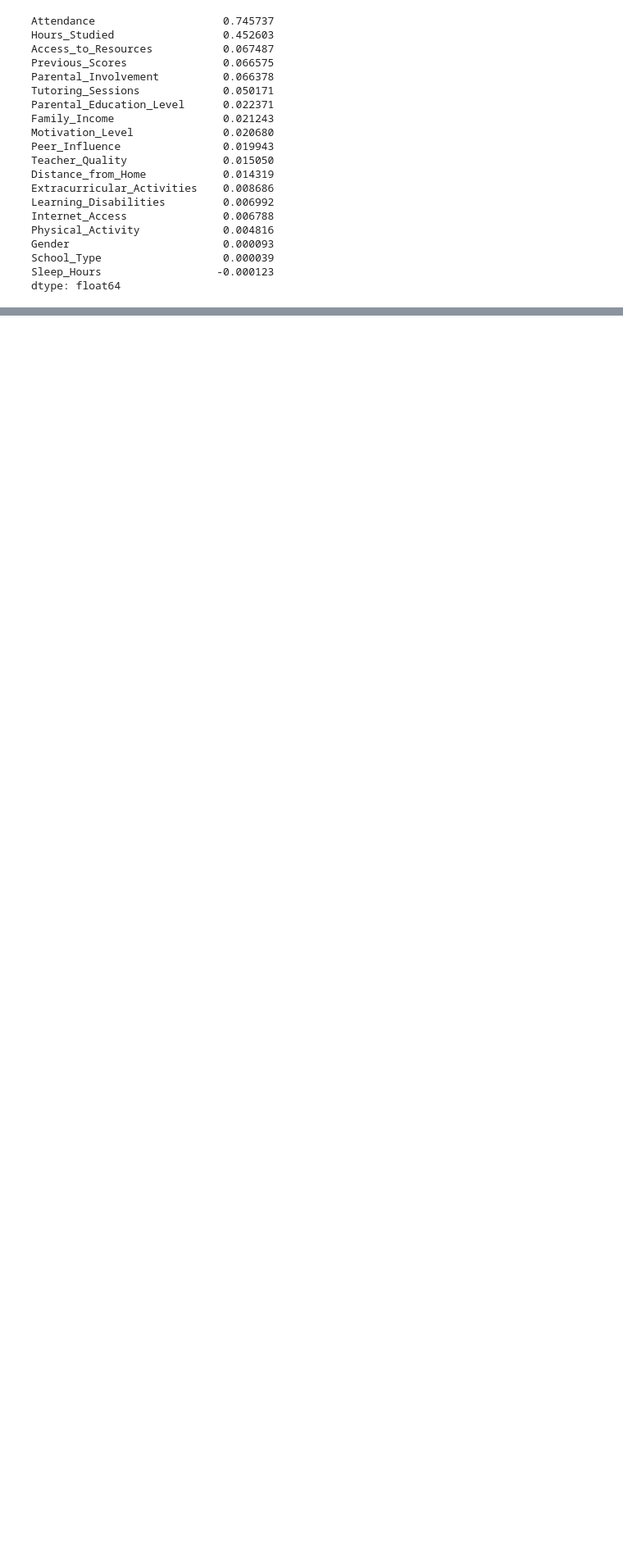
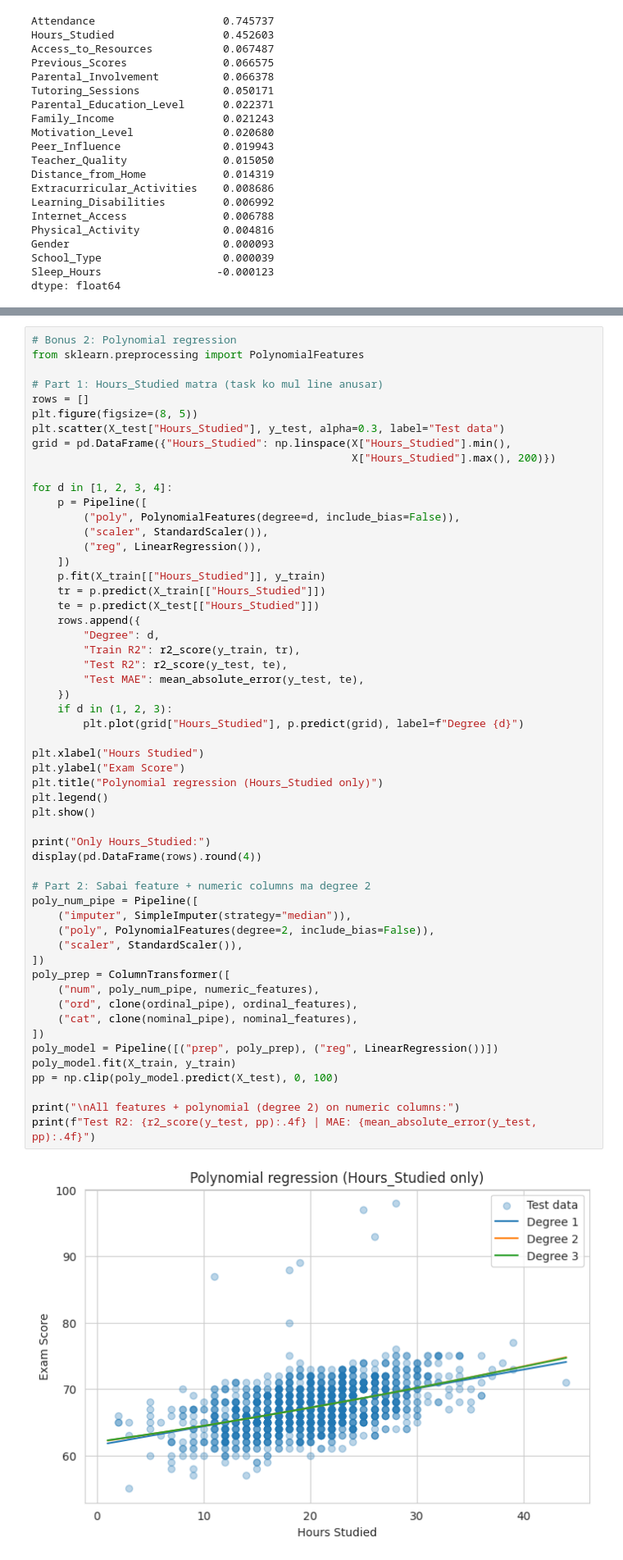
Before and after one commit to sejal-oli7/Elevvo-Machine-Learning-Internship, a Jupyter notebook: student_score_prediction.ipynb, the cells around one changed output, grey strips where cells are left out. Shown at 82% size. Drawn from its saved outputs; the diff is of its cells as text; blank space fills up the shorter version.

```diff
--- a/student_score_prediction.ipynb
+++ b/student_score_prediction.ipynb
@@ -457,0 +513,57 @@ dtype: float64
+# %%
+# Bonus 2: Polynomial regression
+from sklearn.preprocessing import PolynomialFeatures
+
+# Part 1: Hours_Studied matra (task ko mul line anusar)
+rows = []
+plt.figure(figsize=(8, 5))
+plt.scatter(X_test["Hours_Studied"], y_test, alpha=0.3, label="Test data")
+grid = pd.DataFrame({"Hours_Studied": np.linspace(X["Hours_Studied"].min(),
+                                                  X["Hours_Studied"].max(), 200)})
+
+for d in [1, 2, 3, 4]:
+    p = Pipeline([
+        ("poly", PolynomialFeatures(degree=d, include_bias=False)),
+        ("scaler", StandardScaler()),
+        ("reg", LinearRegression()),
+    ])
+    p.fit(X_train[["Hours_Studied"]], y_train)
+    tr = p.predict(X_train[["Hours_Studied"]])
+    te = p.predict(X_test[["Hours_Studied"]])
+    rows.append({
+        "Degree": d,
+        "Train R2": r2_score(y_train, tr),
+        "Test R2": r2_score(y_test, te),
+        "Test MAE": mean_absolute_error(y_test, te),
+    })
+    if d in (1, 2, 3):
+        plt.plot(grid["Hours_Studied"], p.predict(grid), label=f"Degree {d}")
+
+plt.xlabel("Hours Studied")
+plt.ylabel("Exam Score")
+plt.title("Polynomial regression (Hours_Studied only)")
+plt.legend()
+plt.show()
+
+print("Only Hours_Studied:")
+display(pd.DataFrame(rows).round(4))
+
+# Part 2: Sabai feature + numeric columns ma degree 2
+poly_num_pipe = Pipeline([
+    ("imputer", SimpleImputer(strategy="median")),
+    ("poly", PolynomialFeatures(degree=2, include_bias=False)),
+    ("scaler", StandardScaler()),
+])
+poly_prep = ColumnTransformer([
+    ("num", poly_num_pipe, numeric_features),
+    ("ord", clone(ordinal_pipe), ordinal_features),
+    ("cat", clone(nominal_pipe), nominal_features),
+])
+poly_model = Pipeline([("prep", poly_prep), ("reg", LinearRegression())])
+poly_model.fit(X_train, y_train)
+pp = np.clip(poly_model.predict(X_test), 0, 100)
+
+print("\nAll features + polynomial (degree 2) on numeric columns:")
+print(f"Test R2: {r2_score(y_test, pp):.4f} | MAE: {mean_absolute_error(y_test, pp):.4f}")
+# %% [output]
+[figure, added]
```
Also changed, not shown: parts of 4 cells of this notebook.
